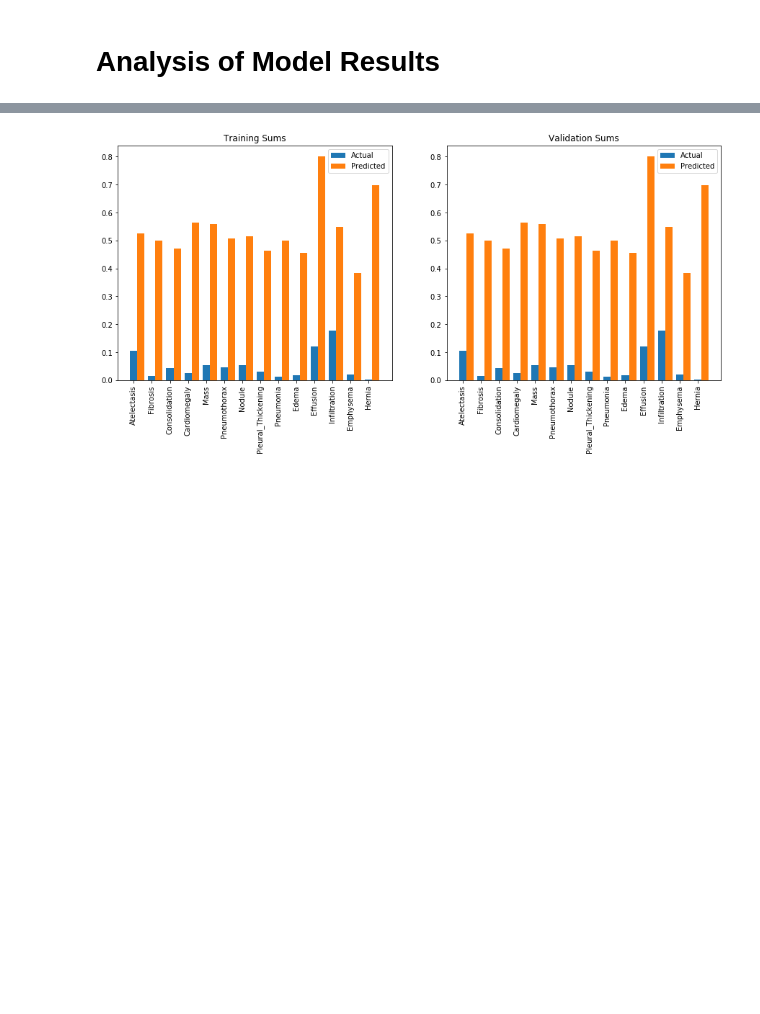
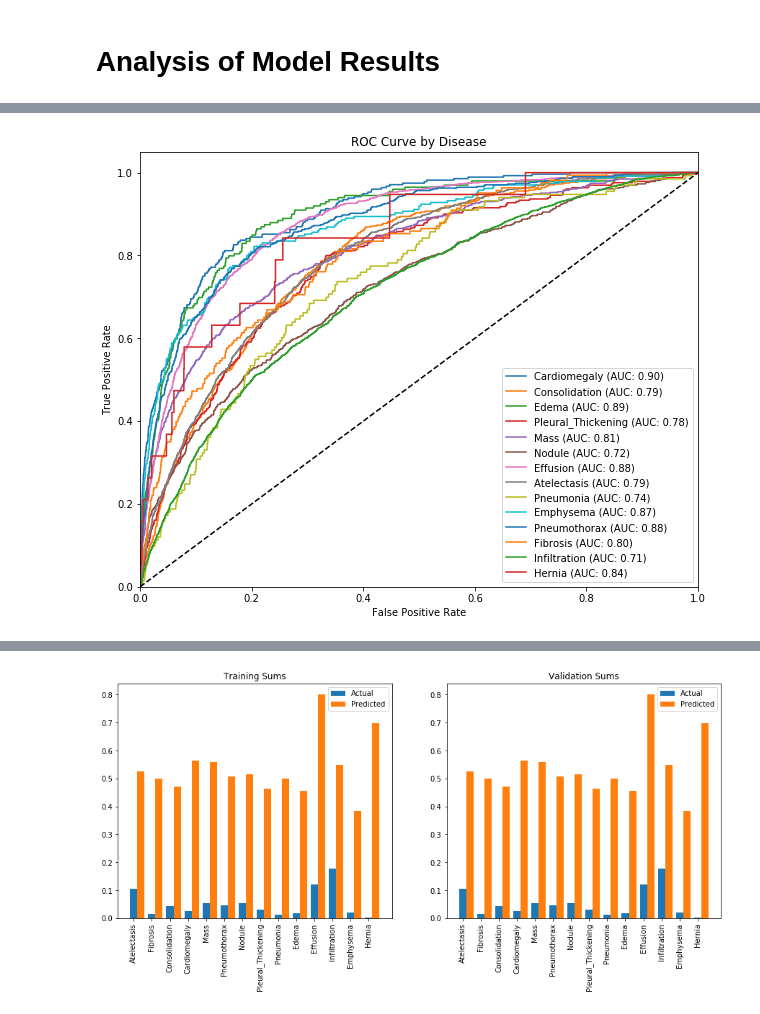
Before and after one commit to pmanion0/xrayproj, a Jupyter notebook: Train Neural Network (Refactor).ipynb, the cells around one changed output, grey strips where cells are left out. Cells and saved outputs as stored; diff of their text form; code cells hidden in the pictures; blank space fills up the shorter version.

```diff
--- a/Train Neural Network (Refactor).ipynb
+++ b/Train Neural Network (Refactor).ipynb
@@ -756,3 +774,7 @@ epoch_evals[epoch]['val'].run()
+# %%
+plot_auc_curves(epoch_evals[4]['val'])
+# %% [output]
+[figure, added]
 # %%
 plot_auc_curves(epoch_evals[0]['val'])
 # %% [output]
```
Also changed, not shown: parts of 8 cells of this notebook.
